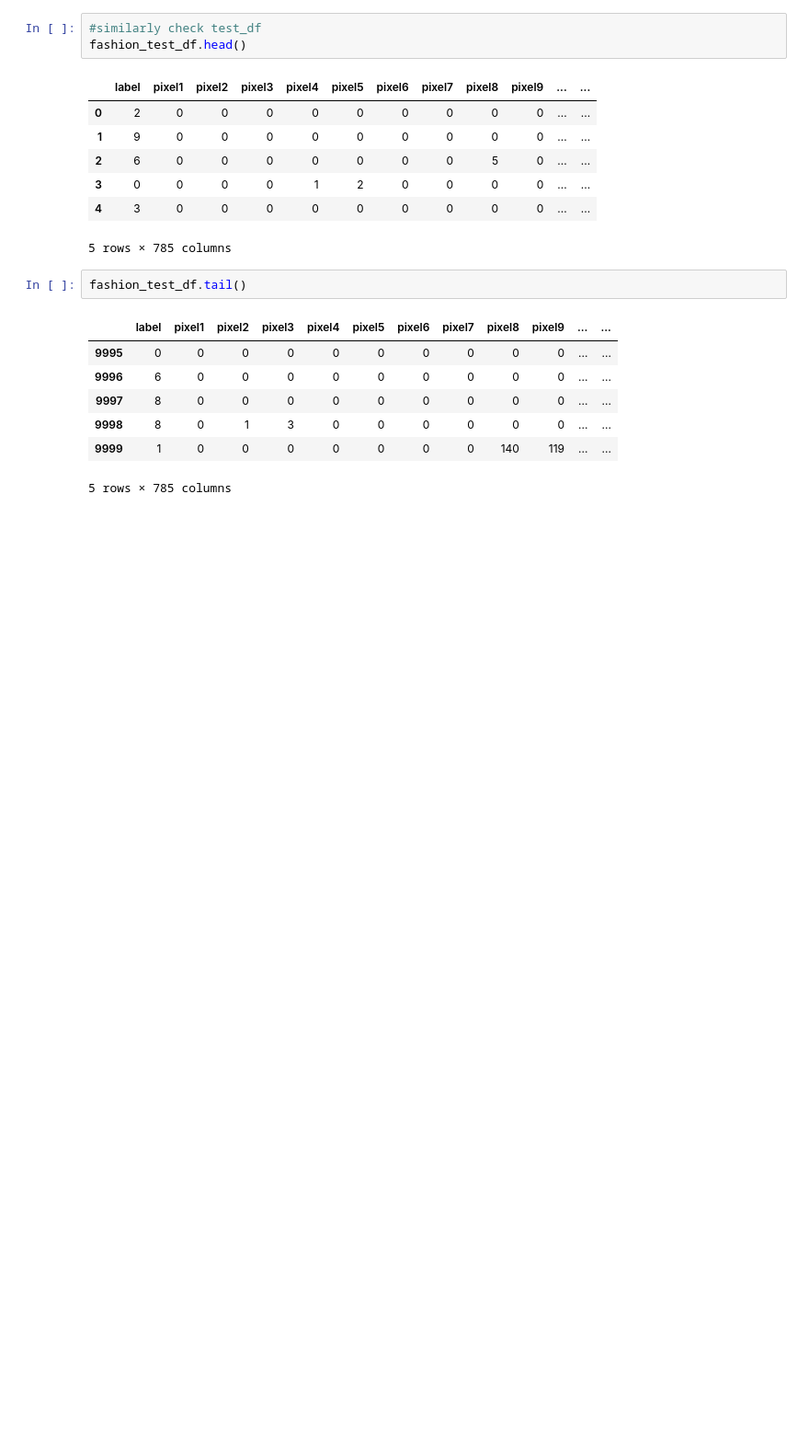
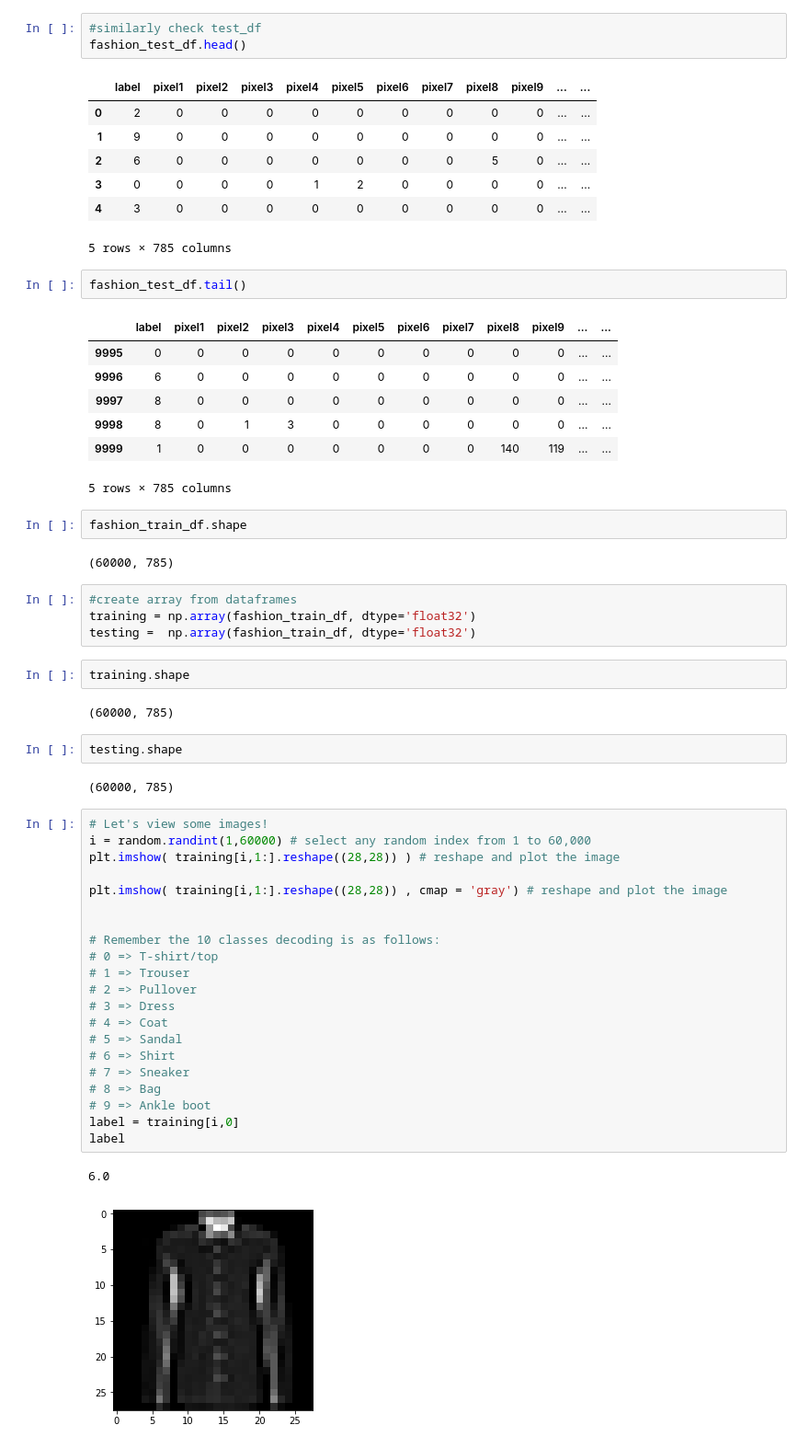
Before and after one commit to amkurian/fashion-class-classification, a Jupyter notebook: Fashion-Class-Classification.ipynb, the cells around one changed output. Shown: that part at 92% size. Cells and saved outputs as stored; diff of their text form; blank space fills up the shorter version.

Commit message:
Visualizig data

```diff
--- a/Fashion-Class-Classification.ipynb
+++ b/Fashion-Class-Classification.ipynb
@@ -82,3 +82,43 @@ fashion_test_df.tail()
 | 9998 | 8 | 0 | 1 | 3 | 0 | 0 | 0 | 0 | 0 | 0 | ... | ... |
 | 9999 | 1 | 0 | 0 | 0 | 0 | 0 | 0 | 0 | 140 | 119 | ... | ... |
 5 rows × 785 columns
+# %%
+fashion_train_df.shape
+# %% [output]
+(60000, 785)
+# %%
+#create array from dataframes
+training = np.array(fashion_train_df, dtype='float32')
+testing =  np.array(fashion_train_df, dtype='float32')
+# %%
+training.shape
+# %% [output]
+(60000, 785)
+# %%
+testing.shape
+# %% [output]
+(60000, 785)
+# %%
+# Let's view some images!
+i = random.randint(1,60000) # select any random index from 1 to 60,000
+plt.imshow( training[i,1:].reshape((28,28)) ) # reshape and plot the image
+
+plt.imshow( training[i,1:].reshape((28,28)) , cmap = 'gray') # reshape and plot the image
+
+
+# Remember the 10 classes decoding is as follows:
+# 0 => T-shirt/top
+# 1 => Trouser
+# 2 => Pullover
+# 3 => Dress
+# 4 => Coat
+# 5 => Sandal
+# 6 => Shirt
+# 7 => Sneaker
+# 8 => Bag
+# 9 => Ankle boot
+label = training[i,0]
+label
+# %% [output]
+6.0
+[figure, added]
```
Also changed, not shown: parts of 1 cell of this notebook.
